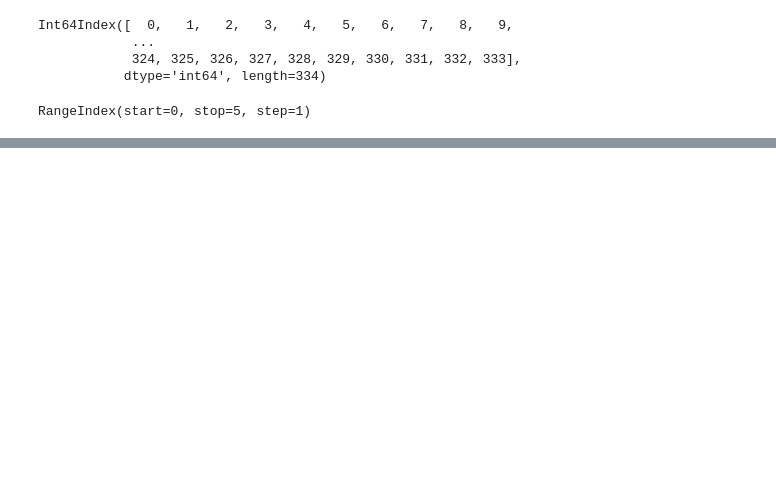
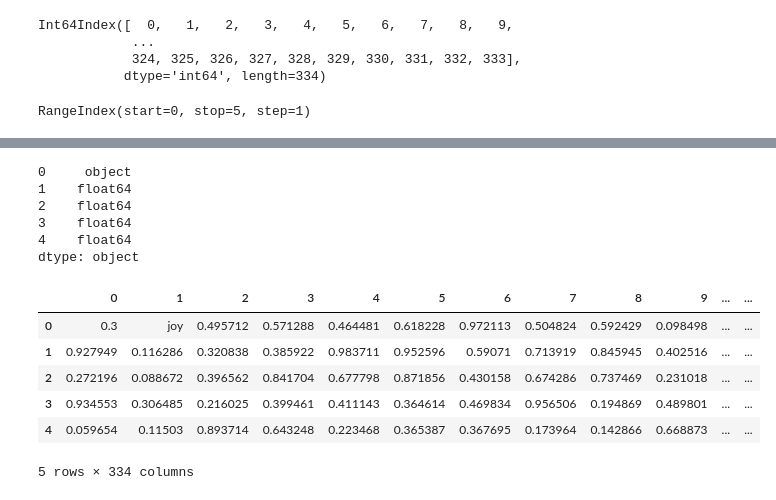
Before and after one commit to Subhrans/pandas, a Jupyter notebook: Untitled.ipynb, the cells around one changed output, grey strips where cells are left out. Cells and saved outputs as stored; diff of their text form; code cells hidden in the pictures; blank space fills up the shorter version.

```diff
--- a/Untitled.ipynb
+++ b/Untitled.ipynb
@@ -136,0 +139,2 @@ AttributeError: 'DataFrame' object has no attribute 'to_numpy'
+# %%
+newdf[0][0]=0.3
@@ -136,0 +150,2 @@ AttributeError: 'DataFrame' object has no attribute 'to_numpy'
+# %%
+newdf[0][1]="joy"       # newdf[column][row]="data"
@@ -136,0 +166,19 @@ AttributeError: 'DataFrame' object has no attribute 'to_numpy'
+# %%
+newdf.dtypes
+# %% [output]
+0     object
+1    float64
+2    float64
+3    float64
+4    float64
+dtype: object
+# %%
+newdf.T
+# %% [output]
+|  | 0 | 1 | 2 | 3 | 4 | 5 | 6 | 7 | 8 | 9 | ... | ... |
+| 0 | 0.3 | joy | 0.495712 | 0.571288 | 0.464481 | 0.618228 | 0.972113 | 0.504824 | 0.592429 | 0.098498 | ... | ... |
+| 1 | 0.927949 | 0.116286 | 0.320838 | 0.385922 | 0.983711 | 0.952596 | 0.59071 | 0.713919 | 0.845945 | 0.402516 | ... | ... |
+| 2 | 0.272196 | 0.088672 | 0.396562 | 0.841704 | 0.677798 | 0.871856 | 0.430158 | 0.674286 | 0.737469 | 0.231018 | ... | ... |
+| 3 | 0.934553 | 0.306485 | 0.216025 | 0.399461 | 0.411143 | 0.364614 | 0.469834 | 0.956506 | 0.194869 | 0.489801 | ... | ... |
+| 4 | 0.059654 | 0.11503 | 0.893714 | 0.643248 | 0.223468 | 0.365387 | 0.367695 | 0.173964 | 0.142866 | 0.668873 | ... | ... |
+5 rows × 334 columns
```
Also changed, not shown: parts of 25 cells of this notebook, 3 other files.
